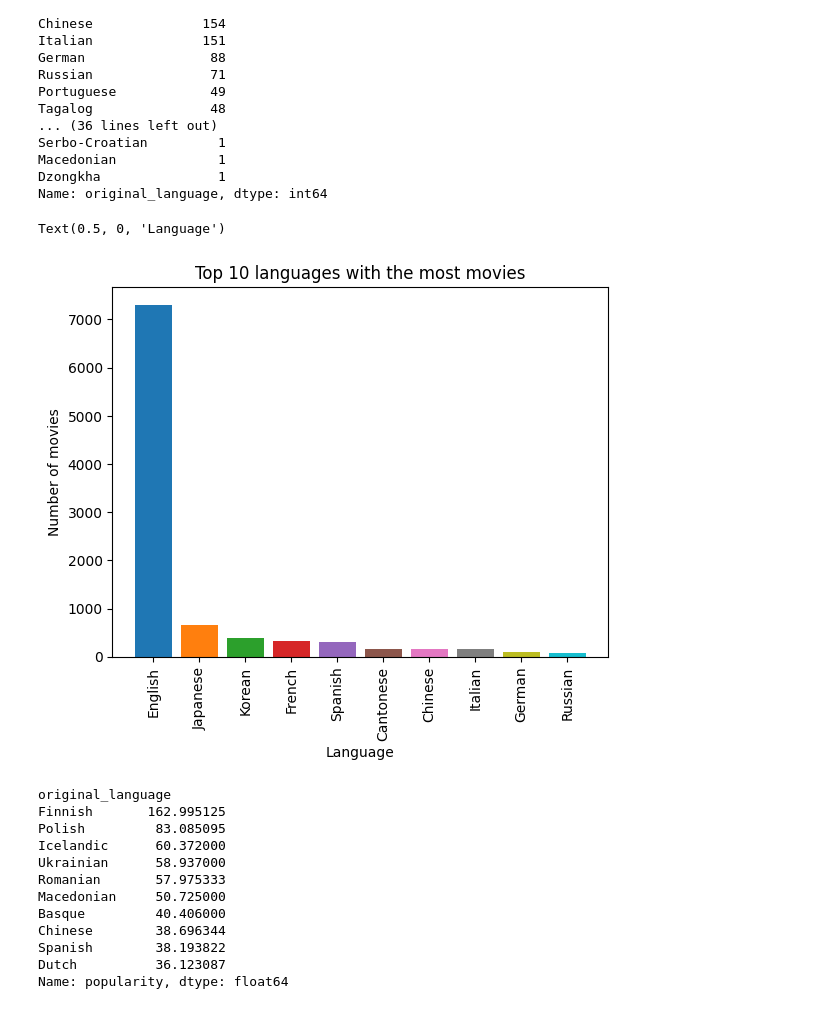
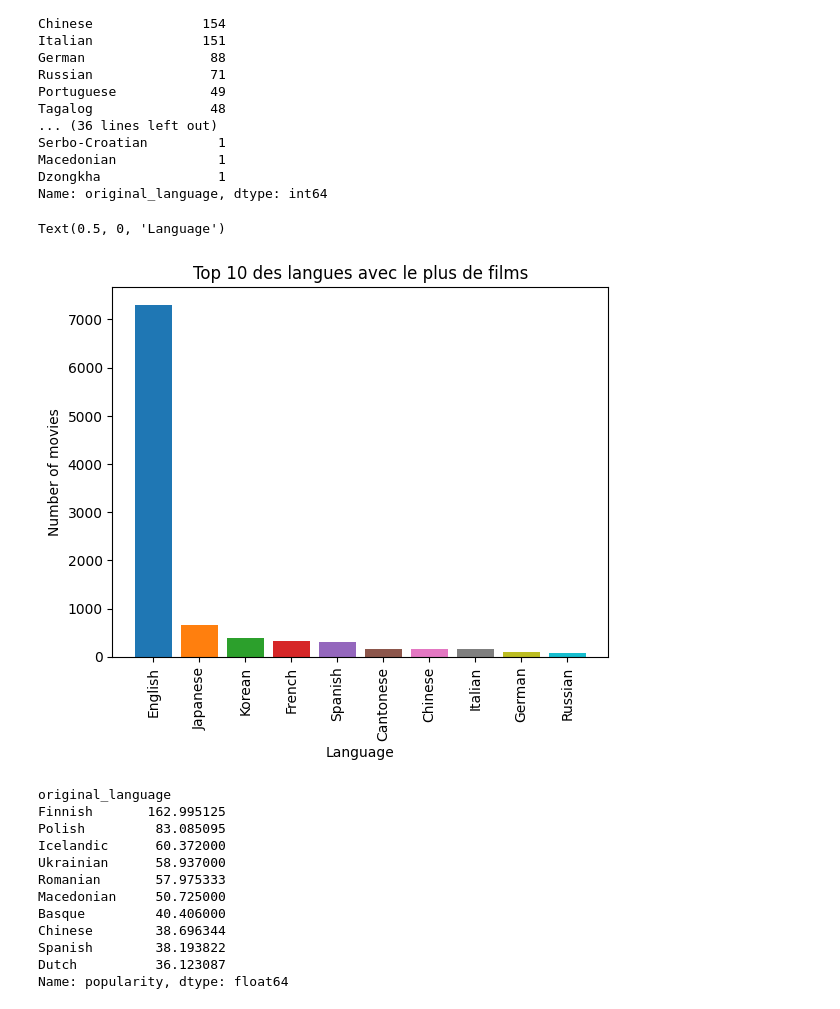
Before and after one commit to SW-Perse/MovieSage, a Jupyter notebook: Final_project_MovieSage_EDA.ipynb, the cells around one changed output. Cells and saved outputs as stored; diff of their text form; code cells hidden in the pictures.

```diff
--- a/Final_project_MovieSage_EDA.ipynb
+++ b/Final_project_MovieSage_EDA.ipynb
@@ -180,14 +180,14 @@ Name: original_language, dtype: int64
 # %%
 # Top 10 des langues avec le plus de film
 language = df['original_language'].value_counts().sort_values(ascending=False).head(10)
-plt.bar(language.index,height= language,color=col_map.colors)
-plt.title('Top 10 languages with the most movies')
+plt.bar(language.index,height= language, color=col_map.colors)
+plt.title('Top 10 des langues avec le plus de films')
 plt.xticks(rotation=90)
 plt.ylabel('Number of movies')
 plt.xlabel('Language')
 # %% [output]
 Text(0.5, 0, 'Language')
-[figure, old version]
+[figure, new version]
 # %%
 #Afficher les 10 langues avec le plus de films populaires
 most_popularity_lng=df.groupby('original_language')['popularity'].mean().sort_values(ascending=False).head(10)
```
Also changed, not shown: parts of 6 cells of this notebook.
